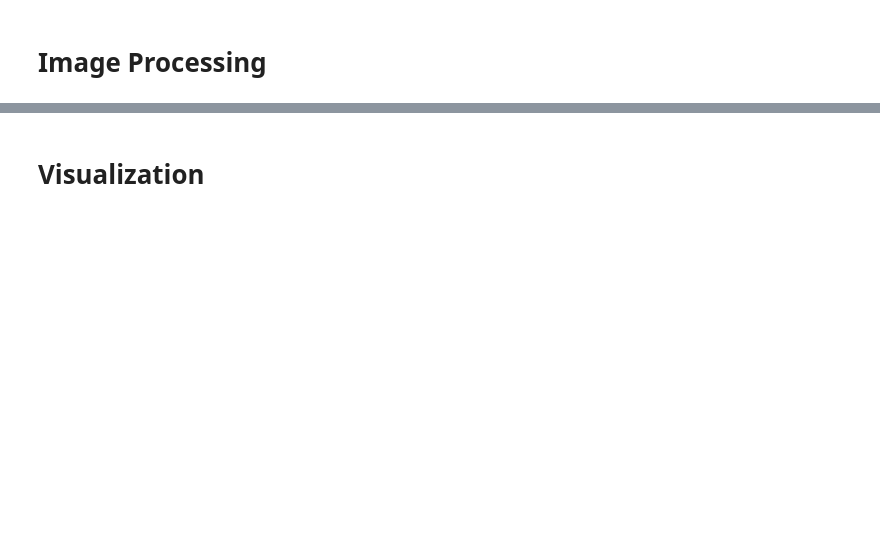
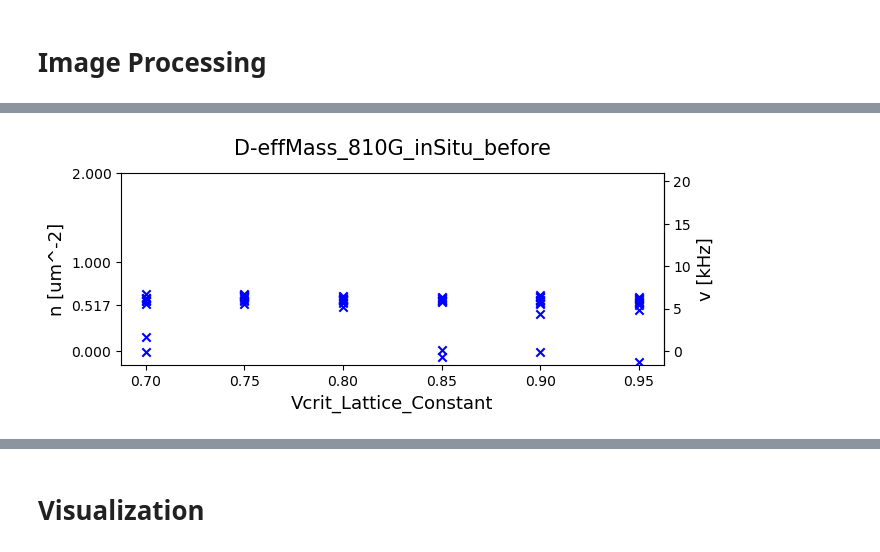
Before and after one commit to ArtMk/lithium, a Jupyter notebook: inSitu.ipynb, the cells around one changed output, grey strips where cells are left out. Cells and saved outputs as stored; diff of their text form; code cells hidden in the pictures; blank space fills up the shorter version.

```diff
--- a/inSitu.ipynb
+++ b/inSitu.ipynb
@@ -91,3 +95,41 @@ Wall time: 1min 3s
+# %%
+x = []
+y = []
+
+def n2v(n):
+    return 10.5 * n
+
+def v2n(v):
+    return v / 10.5
+
+for i, im in images_prc.iterrows():
+
+    mask = la.circular_mask(np.shape(im["density"]), center, 48)
+
+    bulk = ma.array(im["density"].data, mask = mask)
+
+    x.append(im["Vcrit_Lattice_Constant"])
+    y.append(ma.mean(bulk))
+
+
+plt.figure(figsize = (7, 2.5))
+
+plt.scatter(x, y, marker = "x", c = "blue")
+
+plt.title(f"{images_set}", fontsize = 15, pad = 13)
+plt.xlabel(f"{variables[1]}", fontsize = 13)
+plt.ylabel(f"n [um^-2]", fontsize = 13)
+
+plt.yticks([0, 1, 2, np.mean(y)])
+
+plt.ylim(None, 2)
+
+secax = plt.gca().secondary_yaxis("right", functions = (n2v, v2n))
+secax.set_ylabel('v [kHz]', fontsize = 13)
+
+plt.show()
+# %% [output]
+[figure, added]
 # %%
 # filter out missed shots
 bol = []
```
Also changed, not shown: parts of 13 cells of this notebook, 2 other files.
